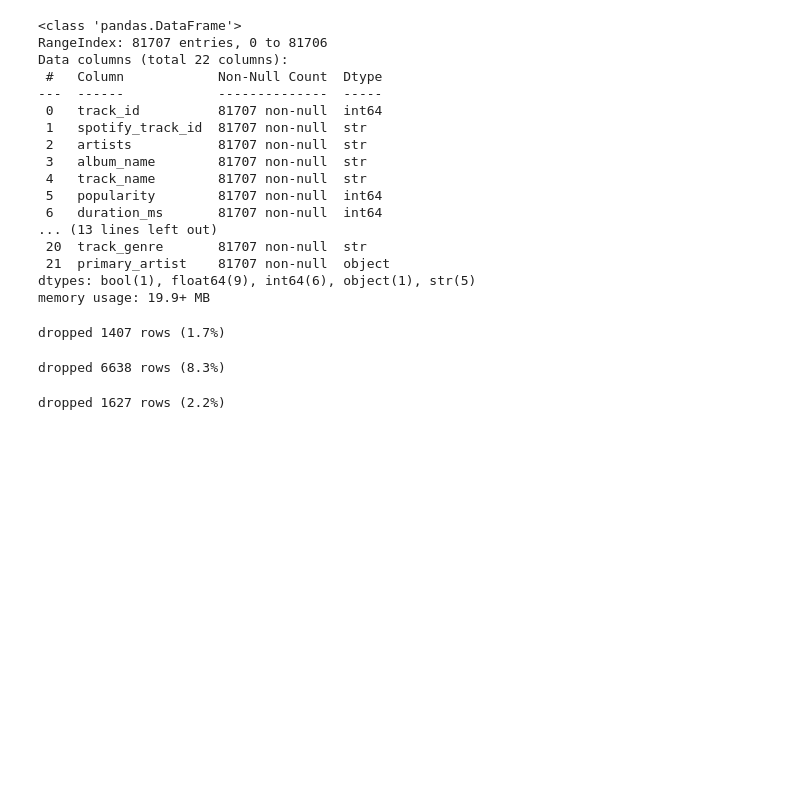
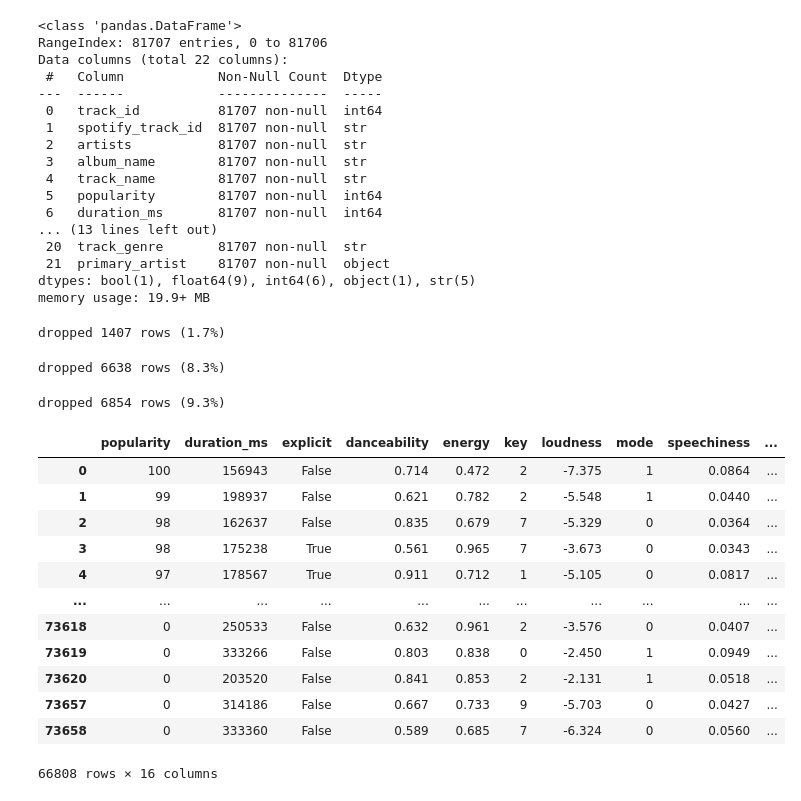
Before and after one commit to milaaano/TrackPopularityModel, a Jupyter notebook: notebooks/01_data_enrichment.ipynb, the cells around one changed output. Saved outputs shown, nothing was run; the diff lists cells and outputs as text; code cells hidden in the pictures; blank space fills up the shorter version.

```diff
--- a/notebooks/01_data_enrichment.ipynb
+++ b/notebooks/01_data_enrichment.ipynb
@@ -118,49 +118,64 @@ def norm_name(name):
     s = re.sub(r"[^a-z0-9 ]", "", s)                                  # drop remaining punctuation
     return re.sub(r"\s+", " ", s).strip()
 
-clean_data["song_key"] = (clean_data[ARTIST_COL].str.split(";").str[0].str.strip().str.lower()
-                  + " :: " + clean_data[NAME_COL].map(norm_name))
+data["song_key"] = (data[ARTIST_COL].str.split(";").str[0].str.strip().str.lower()
+                  + " :: " + data[NAME_COL].map(norm_name))
 # %%
 # Drop duplicates that have the same song_key
-before = len(clean_data)
-clean_data = clean_data.drop_duplicates("song_key", keep="first").drop(columns="song_key").reset_index(drop=True)
-print(f"dropped {before - len(clean_data)} rows ({(before - len(clean_data)) / before:.1%})")
+before = len(data)
+data = data.drop_duplicates("song_key", keep="first").drop(columns="song_key").reset_index(drop=True)
+print(f"dropped {before - len(data)} rows ({(before - len(data)) / before:.1%})")
 # %% [output]
 dropped 6638 rows (8.3%)
 # %%
 # explode to one row per (track, individual artist); original index preserved
-df = clean_data[['artists', 'popularity']].copy()
+df = data[['artists', 'popularity']].copy()
 df['artist'] = df['artists'].str.split(';')
 ex = df.explode('artist')
 ex['artist'] = ex['artist'].str.strip()
 
-# per-row leave-one-out median within each artist
-def loo_median(s):
+# per-row leave-one-out mean within each artist to filter trash data
+def loo(s):
     vals = s.to_numpy()
     n = vals.size
     if n == 1:                       # single track -> no "other" tracks
         return np.array([np.nan])
-    return np.array([np.median(np.delete(vals, i)) for i in range(n)])
+    return np.array([np.quantile(np.delete(vals, i), 0.75) for i in range(n)])
 
-ex['artist_loo_med'] = ex.groupby('artist')['popularity'].transform(loo_median)
+ex['artist_loo'] = ex.groupby('artist')['popularity'].transform(loo)
 
 # collapse back to track level: max across the track's artists (skips NaN)
-fame = ex.groupby(level=0)['artist_loo_med'].max()
-clean_data['artist_fame_loo'] = fame
+fame = ex.groupby(level=0)['artist_loo'].max()
+data['artist_fame_loo'] = fame
 
 # tracks where every artist had only one song -> no signal -> neutral fill
-clean_data['artist_fame_loo'] = clean_data['artist_fame_loo'].fillna(
-    clean_data['popularity'].median()
+data['artist_fame_loo'] = data['artist_fame_loo'].fillna(
+    data['popularity'].median()
 )
 # %%
-before = len(clean_data)
-junk = (clean_data['artist_fame_loo'] > 30) & (clean_data['popularity'] < 10)
-clean_data = clean_data[~junk]
-print(f"dropped {before - len(clean_data)} rows ({(before - len(clean_data)) / before:.1%})")
+before = len(data)
+junk = (data['artist_fame_loo'] > 2 * data['popularity'])
+data = data[~junk].copy()
+print(f"dropped {before - len(data)} rows ({(before - len(data)) / before:.1%})")
 # %% [output]
-dropped 1627 rows (2.2%)
+dropped 6854 rows (9.3%)
 # %%
 # Drop unnecessary columns
-data = clean_data.copy()
-clean_data = clean_data.drop(columns=["track_id", "spotify_track_id", "artists", "album_name", "track_name", "primary_artist"])
+orig_data = data.copy()
+data = data.drop(columns=["track_id", "spotify_track_id", "artists", "album_name", "track_name", "primary_artist"])
+data.drop(columns='artist_fame_loo')
+# %% [output]
+|  | popularity | duration_ms | explicit | danceability | energy | key | loudness | mode | speechiness | ... |
+| 0 | 100 | 156943 | False | 0.714 | 0.472 | 2 | -7.375 | 1 | 0.0864 | ... |
+| 1 | 99 | 198937 | False | 0.621 | 0.782 | 2 | -5.548 | 1 | 0.0440 | ... |
+| 2 | 98 | 162637 | False | 0.835 | 0.679 | 7 | -5.329 | 0 | 0.0364 | ... |
+| 3 | 98 | 175238 | True | 0.561 | 0.965 | 7 | -3.673 | 0 | 0.0343 | ... |
+| 4 | 97 | 178567 | True | 0.911 | 0.712 | 1 | -5.105 | 0 | 0.0817 | ... |
+| ... | ... | ... | ... | ... | ... | ... | ... | ... | ... | ... |
+| 73618 | 0 | 250533 | False | 0.632 | 0.961 | 2 | -3.576 | 0 | 0.0407 | ... |
+| 73619 | 0 | 333266 | False | 0.803 | 0.838 | 0 | -2.450 | 1 | 0.0949 | ... |
+| 73620 | 0 | 203520 | False | 0.841 | 0.853 | 2 | -2.131 | 1 | 0.0518 | ... |
+| 73657 | 0 | 314186 | False | 0.667 | 0.733 | 9 | -5.703 | 0 | 0.0427 | ... |
+| 73658 | 0 | 333360 | False | 0.589 | 0.685 | 7 | -6.324 | 0 | 0.0560 | ... |
+66808 rows × 16 columns
 # %%
```
Also changed, not shown: parts of 6 cells of this notebook, 10 other files.
